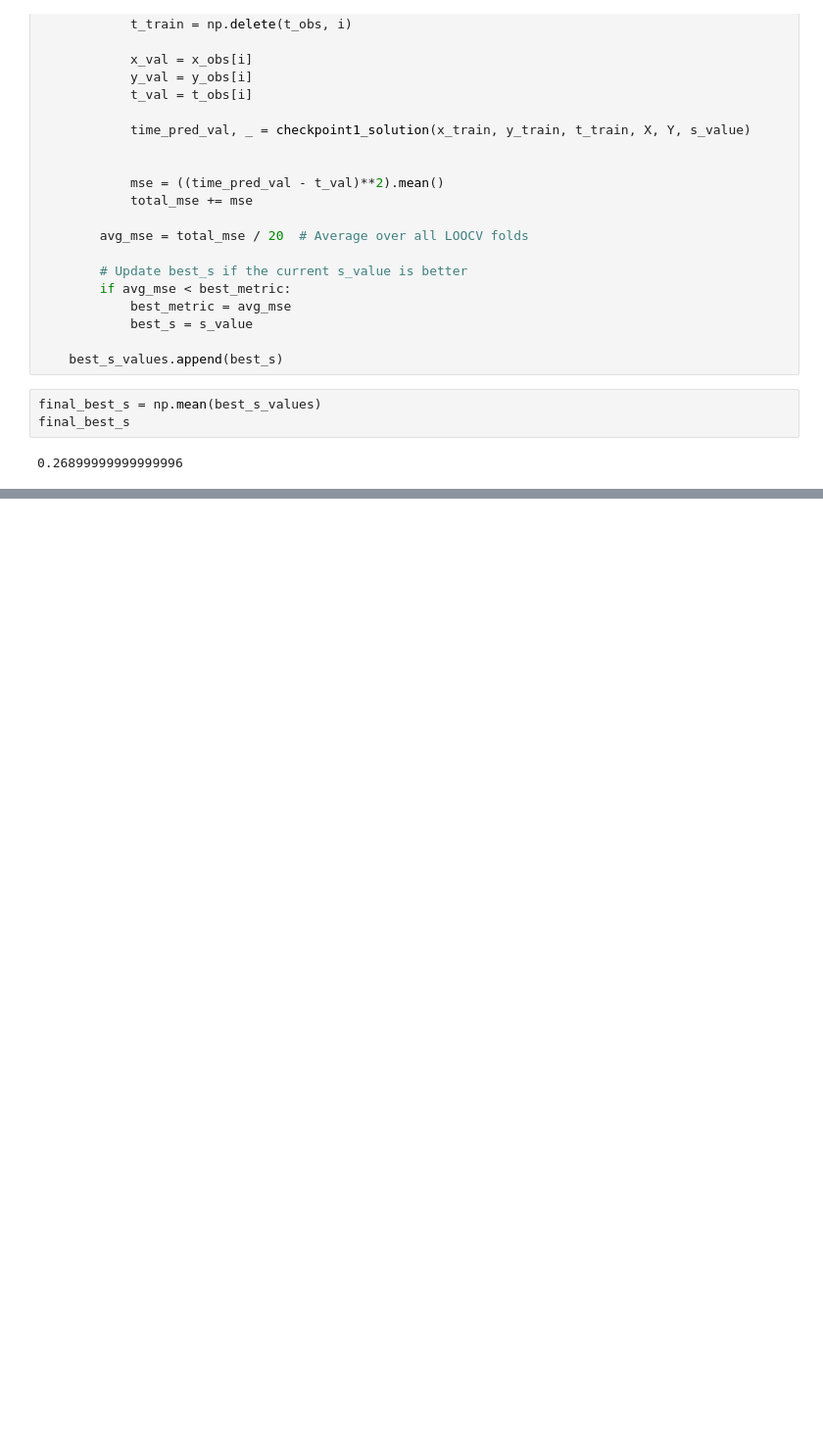
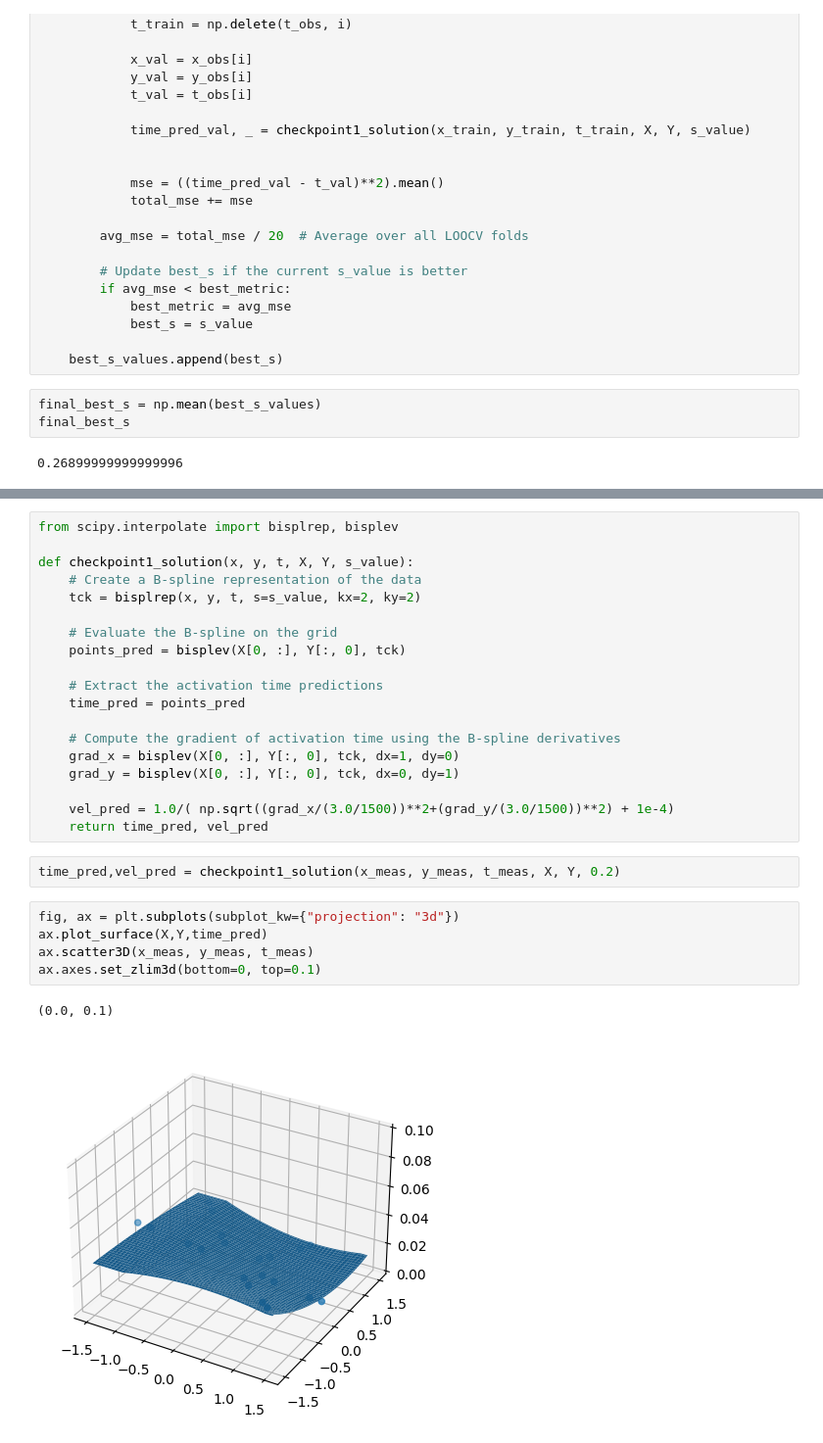
Before and after one commit to Alepescinaa/ScientificTools, a Jupyter notebook: Project1/Cp1/Checkpoint1.ipynb, the cells around one changed output, grey strips where cells are left out. Shown at 98% size. Cells and saved outputs as stored; diff of their text form; blank space fills up the shorter version.

```diff
--- a/Project1/Cp1/Checkpoint1.ipynb
+++ b/Project1/Cp1/Checkpoint1.ipynb
@@ -176,0 +173,29 @@ final_best_s
+# %%
+from scipy.interpolate import bisplrep, bisplev
+
+def checkpoint1_solution(x, y, t, X, Y, s_value):
+    # Create a B-spline representation of the data
+    tck = bisplrep(x, y, t, s=s_value, kx=2, ky=2)
+
+    # Evaluate the B-spline on the grid
+    points_pred = bisplev(X[0, :], Y[:, 0], tck)
+
+    # Extract the activation time predictions
+    time_pred = points_pred
+
+    # Compute the gradient of activation time using the B-spline derivatives
+    grad_x = bisplev(X[0, :], Y[:, 0], tck, dx=1, dy=0)
+    grad_y = bisplev(X[0, :], Y[:, 0], tck, dx=0, dy=1)
+
+    vel_pred = 1.0/( np.sqrt((grad_x/(3.0/1500))**2+(grad_y/(3.0/1500))**2) + 1e-4)
+    return time_pred, vel_pred
+# %%
+time_pred,vel_pred = checkpoint1_solution(x_meas, y_meas, t_meas, X, Y, 0.2)
+# %%
+fig, ax = plt.subplots(subplot_kw={"projection": "3d"})
+ax.plot_surface(X,Y,time_pred)
+ax.scatter3D(x_meas, y_meas, t_meas)
+ax.axes.set_zlim3d(bottom=0, top=0.1)
+# %% [output]
+(0.0, 0.1)
+[figure, added]
```
Also changed, not shown: parts of 7 cells of this notebook.
